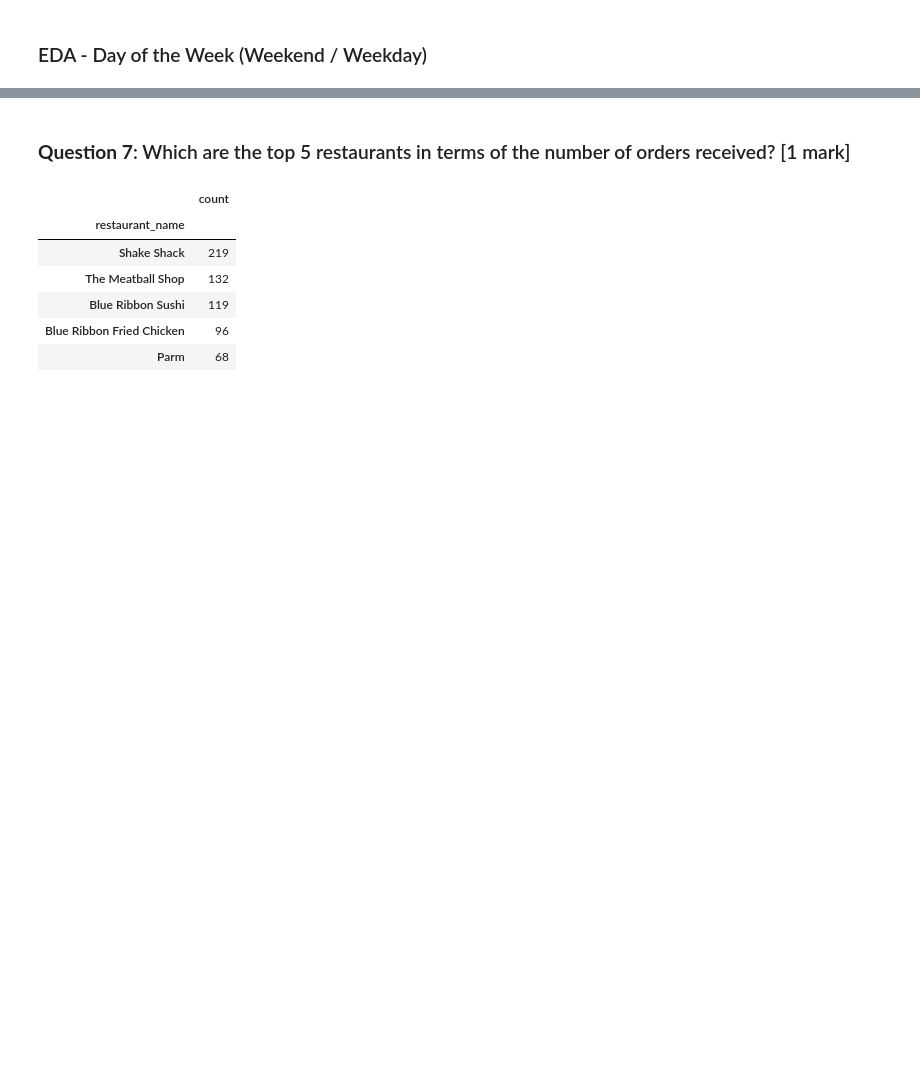
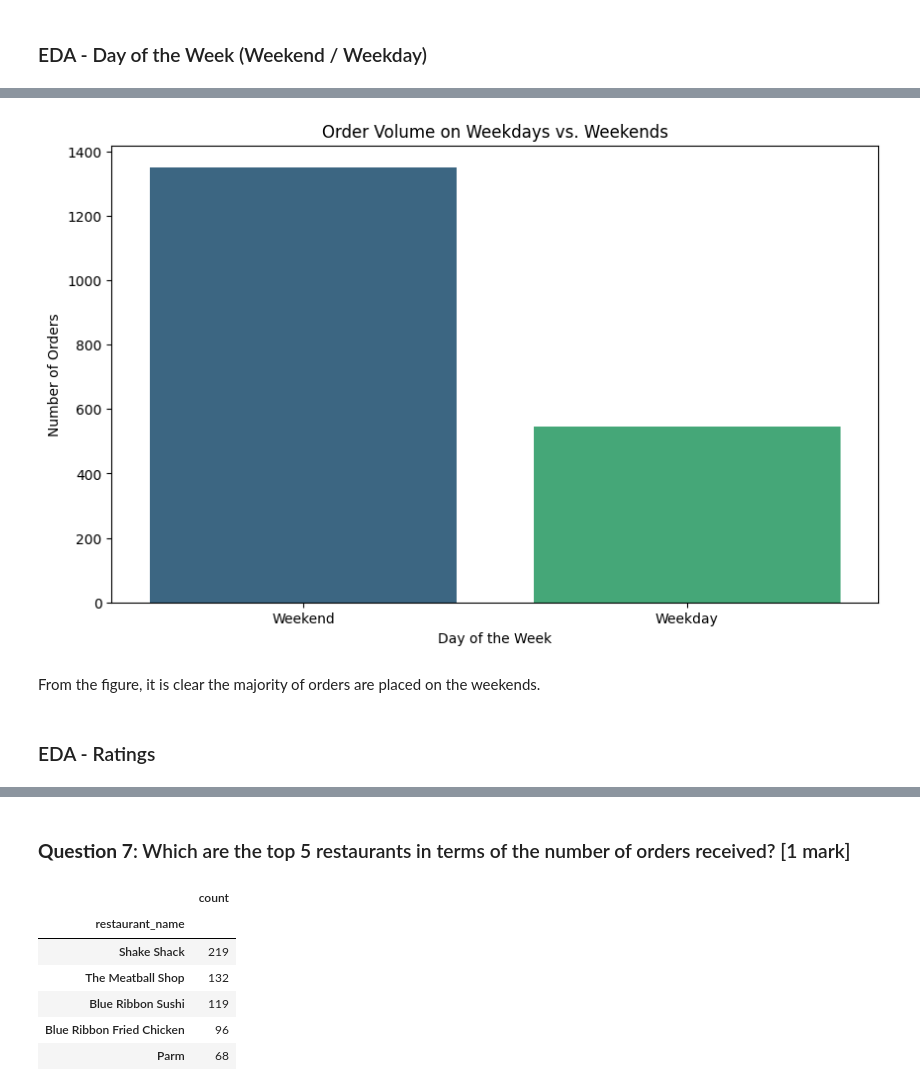
Before and after one commit to Nocte88/FDS-Project-1, a Jupyter notebook: FDS_Project_LearnerNotebook_FullCode_(1).ipynb, the cells around one changed output, grey strips where cells are left out. Cells and saved outputs as stored; diff of their text form; code cells hidden in the pictures; blank space fills up the shorter version.

```diff
--- a/FDS_Project_LearnerNotebook_FullCode_(1).ipynb
+++ b/FDS_Project_LearnerNotebook_FullCode_(1).ipynb
@@ -435,0 +458,14 @@ plt.show()
+# %%
+# countplot to compare order volume on weekdays vs. weekends
+plt.figure(figsize=(10, 6))
+sns.countplot(data=df, x='day_of_the_week', hue='day_of_the_week', palette='viridis')
+plt.xlabel("Day of the Week")
+plt.ylabel("Number of Orders")
+plt.title("Order Volume on Weekdays vs. Weekends")
+plt.show()
+# %% [output]
+[figure, added]
+# %% [markdown]
+From the figure, it is clear the majority of orders are placed on the weekends.
+# %% [markdown]
+### EDA - Ratings
```
Also changed, not shown: parts of 52 cells of this notebook.
